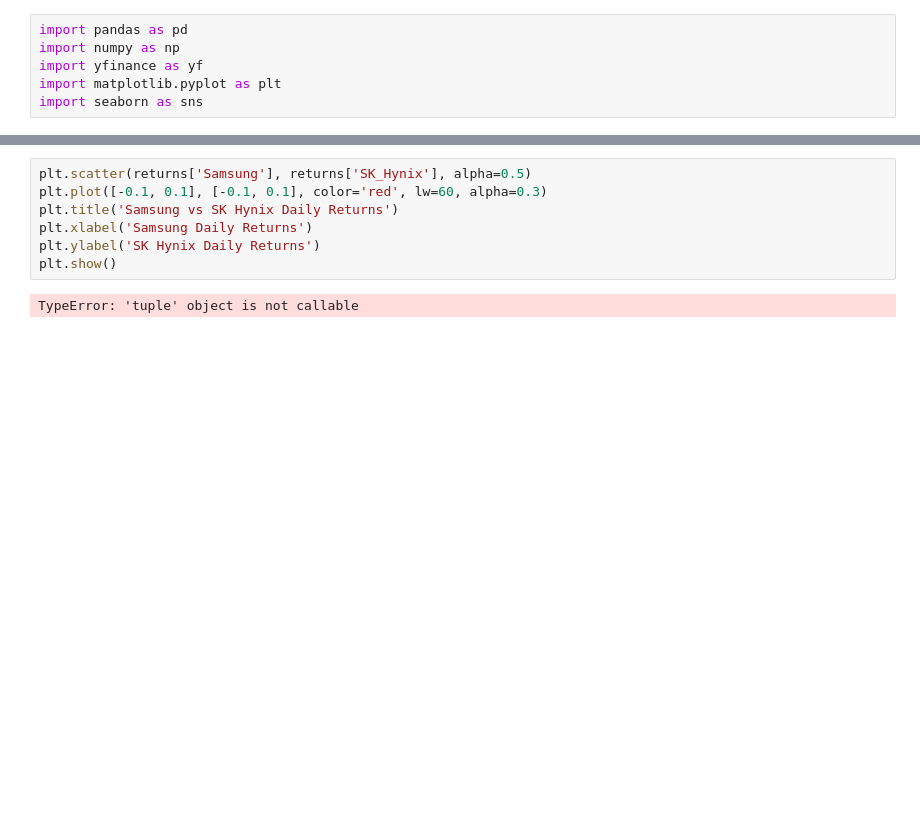
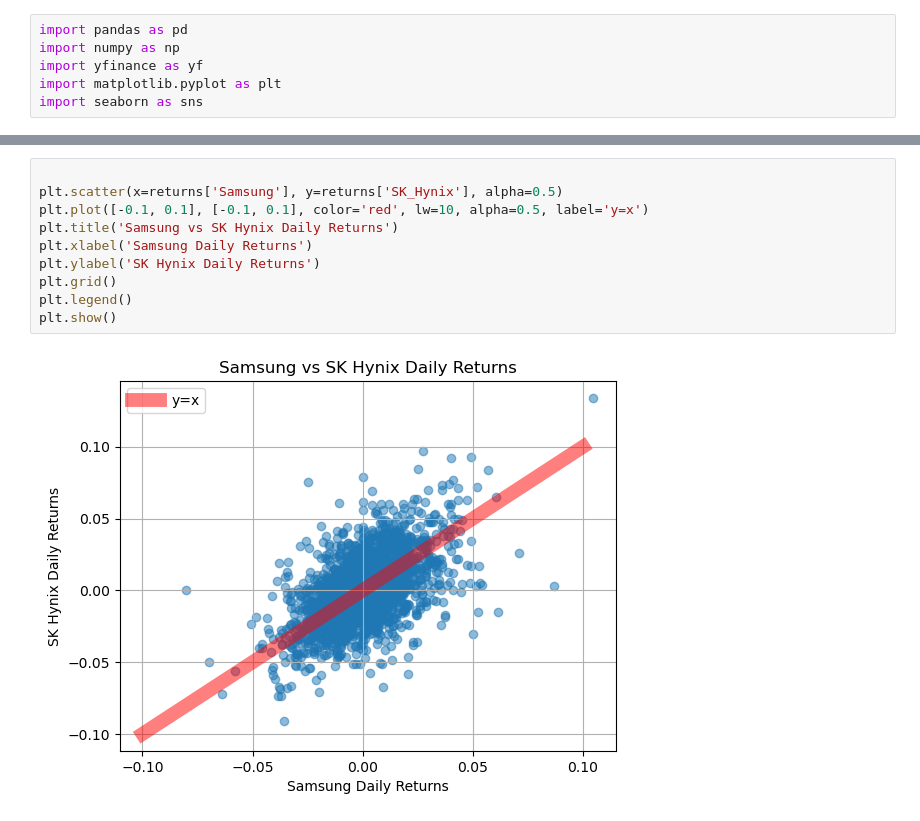
Before and after one commit to rkdgusdh/predict_stock_market_movement, a Jupyter notebook: method2.ipynb, the cells around one changed output, grey strips where cells are left out. Saved outputs shown, nothing was run; the diff lists cells and outputs as text; blank space fills up the shorter version.

```diff
--- a/method2.ipynb
+++ b/method2.ipynb
@@ -123,9 +93,12 @@ TypeError: 'tuple' object is not callable
 # %%
-plt.scatter(returns['Samsung'], returns['SK_Hynix'], alpha=0.5)
-plt.plot([-0.1, 0.1], [-0.1, 0.1], color='red', lw=60, alpha=0.3)
+
+plt.scatter(x=returns['Samsung'], y=returns['SK_Hynix'], alpha=0.5)
+plt.plot([-0.1, 0.1], [-0.1, 0.1], color='red', lw=10, alpha=0.5, label='y=x')
 plt.title('Samsung vs SK Hynix Daily Returns')
 plt.xlabel('Samsung Daily Returns')
 plt.ylabel('SK Hynix Daily Returns')
+plt.grid()
+plt.legend()
 plt.show()
 # %% [output]
-TypeError: 'tuple' object is not callable
+[figure, added]
```
Also changed, not shown: parts of 3 cells of this notebook.
